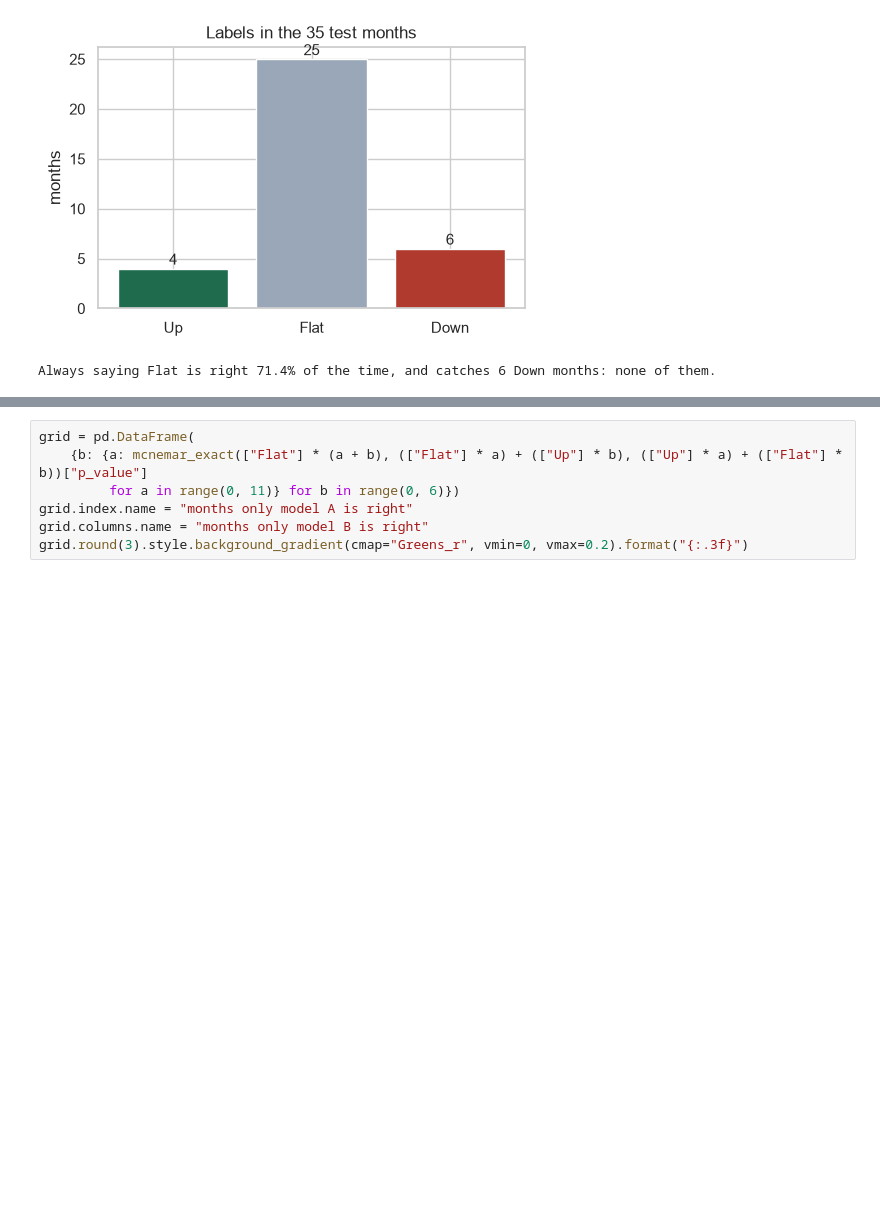
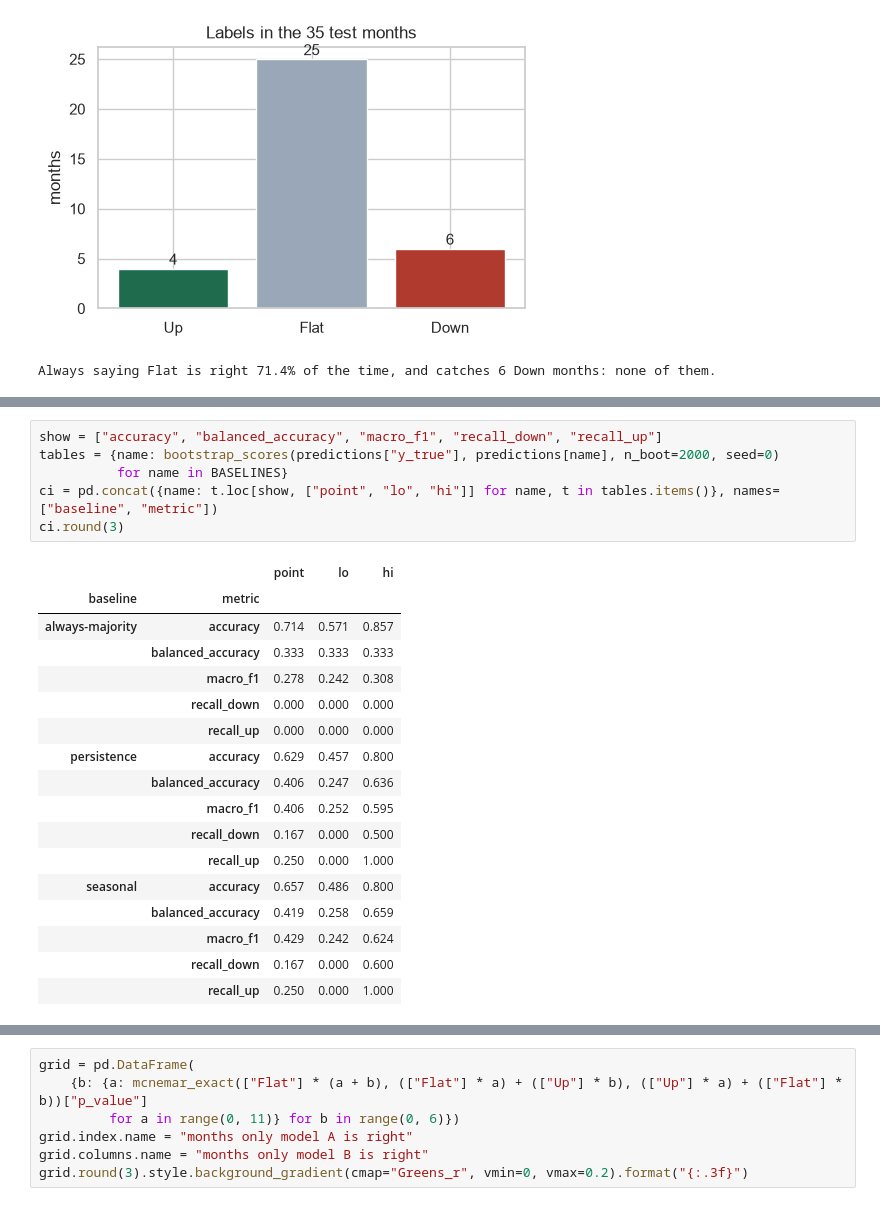
Before and after one commit to tus2014ar/oa-market-intelligence-system, a Jupyter notebook: notebooks/04_evaluation_and_baselines.ipynb, the cells around one changed output, grey strips where cells are left out. Saved outputs shown, nothing was run; the diff lists cells and outputs as text; blank space fills up the shorter version.

```diff
--- a/notebooks/04_evaluation_and_baselines.ipynb
+++ b/notebooks/04_evaluation_and_baselines.ipynb
@@ -149,0 +197,24 @@ McNemar's test (PROPOSAL §18.4) compares two classifiers on the same months by
+# %%
+show = ["accuracy", "balanced_accuracy", "macro_f1", "recall_down", "recall_up"]
+tables = {name: bootstrap_scores(predictions["y_true"], predictions[name], n_boot=2000, seed=0)
+          for name in BASELINES}
+ci = pd.concat({name: t.loc[show, ["point", "lo", "hi"]] for name, t in tables.items()}, names=["baseline", "metric"])
+ci.round(3)
+# %% [output]
+|  |  | point | lo | hi |
+| baseline | metric |  |  |  |
+| always-majority | accuracy | 0.714 | 0.571 | 0.857 |
+|  | balanced_accuracy | 0.333 | 0.333 | 0.333 |
+|  | macro_f1 | 0.278 | 0.242 | 0.308 |
+|  | recall_down | 0.000 | 0.000 | 0.000 |
+|  | recall_up | 0.000 | 0.000 | 0.000 |
+| persistence | accuracy | 0.629 | 0.457 | 0.800 |
+|  | balanced_accuracy | 0.406 | 0.247 | 0.636 |
+|  | macro_f1 | 0.406 | 0.252 | 0.595 |
+|  | recall_down | 0.167 | 0.000 | 0.500 |
+|  | recall_up | 0.250 | 0.000 | 1.000 |
+| seasonal | accuracy | 0.657 | 0.486 | 0.800 |
+|  | balanced_accuracy | 0.419 | 0.258 | 0.659 |
+|  | macro_f1 | 0.429 | 0.242 | 0.624 |
+|  | recall_down | 0.167 | 0.000 | 0.600 |
+|  | recall_up | 0.250 | 0.000 | 1.000 |
```
Also changed, not shown: parts of 19 cells of this notebook, 8 other files.
